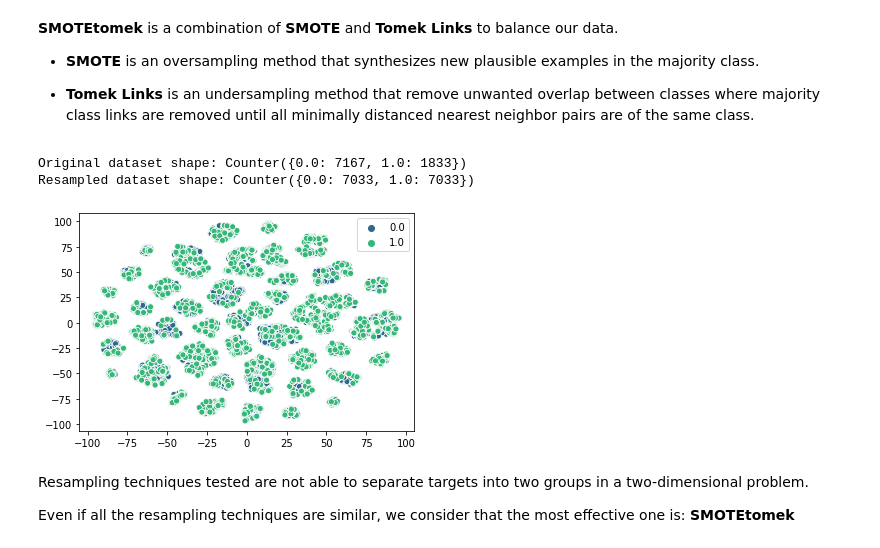
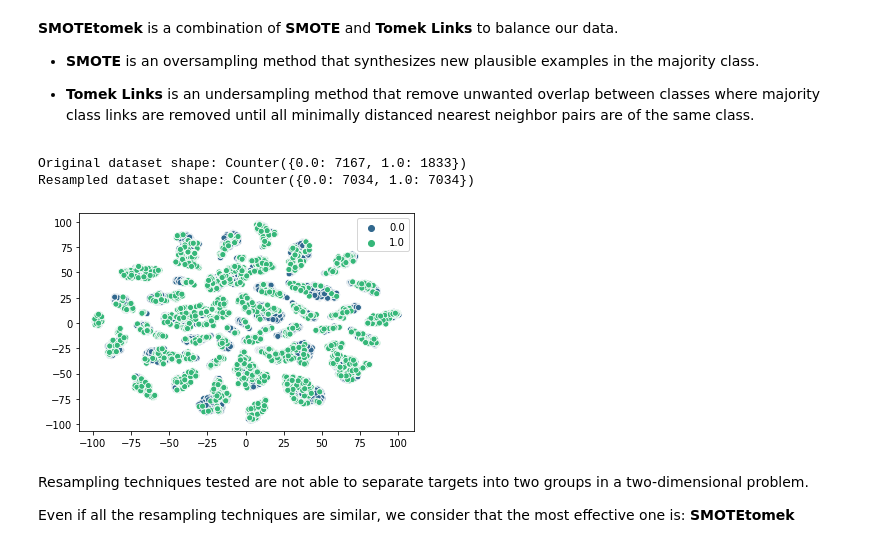
Before and after one commit to ironhack-bcn-data-june-2020/project-ml-bank-churn, a Jupyter notebook: ML_MLPC.ipynb, the cells around one changed output. Drawn from its saved outputs; the diff is of its cells as text; code cells hidden in the pictures.

```diff
--- a/ML_MLPC.ipynb
+++ b/ML_MLPC.ipynb
@@ -488,7 +488,7 @@ plt.show()
 # %% [markdown]
 **TSNE** t-distributed Stochastic Neighbor Embedding
 # %%
-X_embedded = TSNE(n_components=2).fit_transform(X_norm)
+X_embedded = TSNE(n_components=2).fit_transform(X_norm_LDA)
 X_embedded.shape
 # %% [output]
 (10000, 2)
@@ -530,7 +530,7 @@ def resampling_df (df, target, scaler):
     plt.legend(loc='best')
     plt.show()
 
-    df_red = pd.DataFrame(X_res, columns = df.columns[:-1])
+    df_red = pd.DataFrame(X_res, columns = df.columns)
     df_red[target] = y_res
 
     return df_red
@@ -565,11 +565,11 @@ Resampled dataset shape: Counter({0.0: 7167, 1.0: 7167})
 
 - **Tomek Links** is an undersampling method that remove unwanted overlap between classes where majority class links are removed until all minimally distanced nearest neighbor pairs are of the same class.
 # %%
-smote_tomek = resampling_df (churn_norm, "Exited", SMOTETomek())
+smote_tomek = resampling_df (churn_norm_LDA, "Exited", SMOTETomek())
 # %% [output]
 Original dataset shape: Counter({0.0: 7167, 1.0: 1833})
-Resampled dataset shape: Counter({0.0: 7033, 1.0: 7033})
+Resampled dataset shape: Counter({0.0: 7034, 1.0: 7034})
-[figure, old version]
+[figure, new version]
 # %% [markdown]
 Resampling techniques tested are not able to separate targets into two groups in a two-dimensional problem.
 
```
Also changed, not shown: parts of 28 cells of this notebook, 1 other file.
